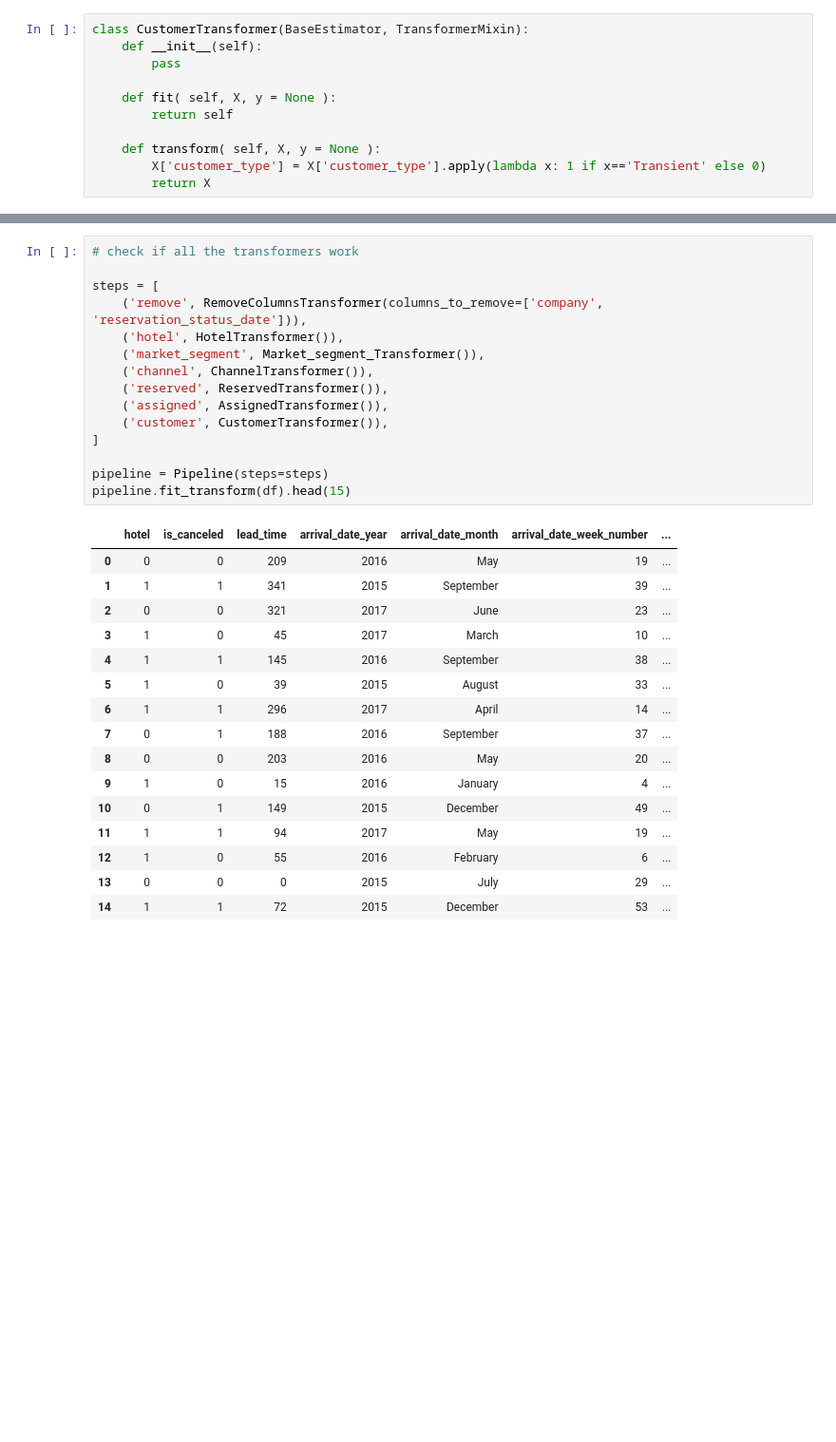
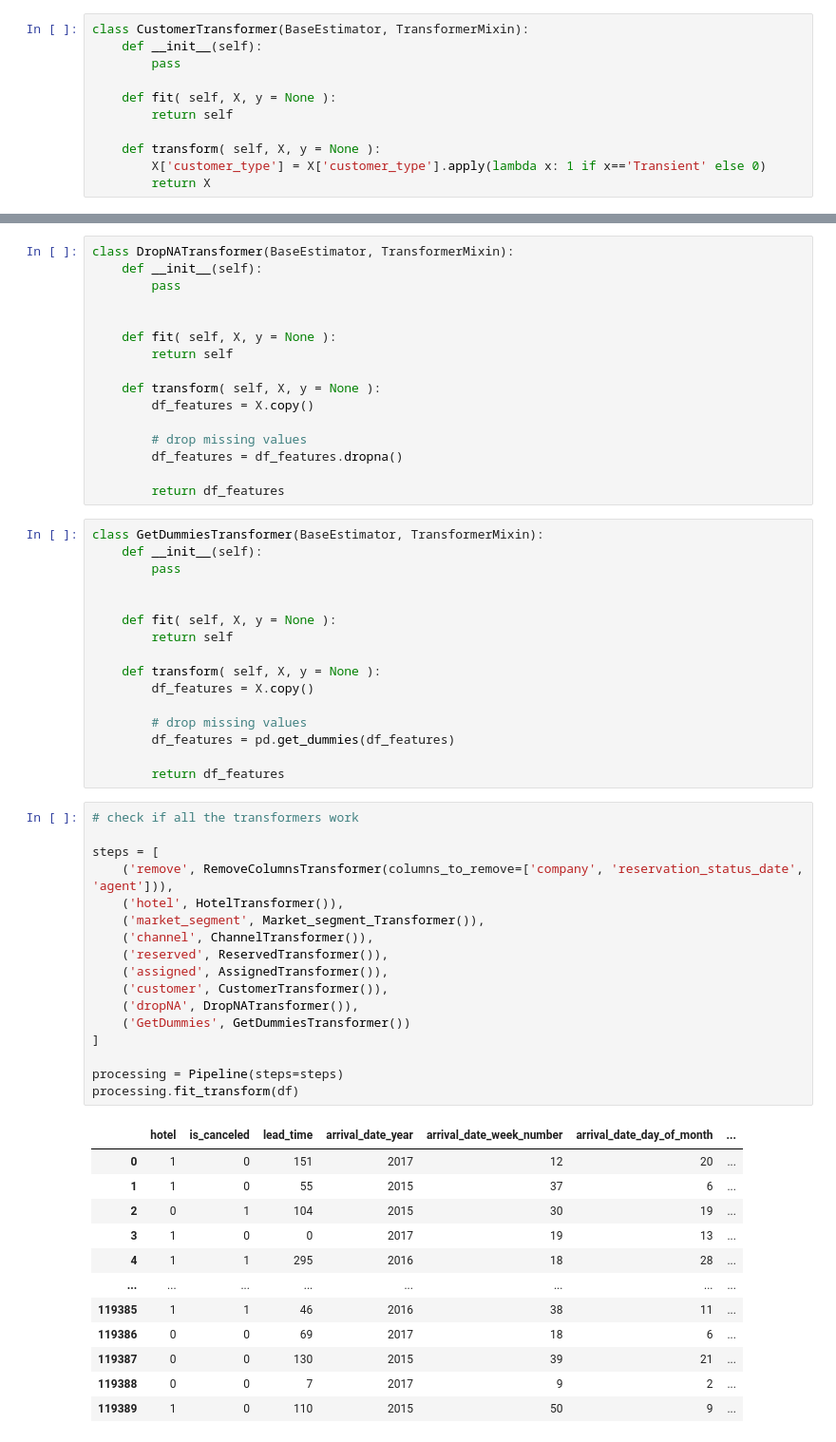
Before and after one commit to jakubtyminski/DS_Projects, a Jupyter notebook: hotel_booking_project/hotel_booking_project.ipynb, the cells around one changed output, grey strips where cells are left out. Shown: that part at 95% size. Drawn from its saved outputs; the diff is of its cells as text; blank space fills up the shorter version.

```diff
--- a/hotel_booking_project/hotel_booking_project.ipynb
+++ b/hotel_booking_project/hotel_booking_project.ipynb
@@ -377,32 +468,62 @@ class CustomerTransformer(BaseEstimator, TransformerMixin):
+# %%
+class DropNATransformer(BaseEstimator, TransformerMixin):
+    def __init__(self):
+        pass
+
+
+    def fit( self, X, y = None ):
+        return self
+
+    def transform( self, X, y = None ):
+        df_features = X.copy()
+
+        # drop missing values
+        df_features = df_features.dropna()
+
+        return df_features
+# %%
+class GetDummiesTransformer(BaseEstimator, TransformerMixin):
+    def __init__(self):
+        pass
+
+
+    def fit( self, X, y = None ):
+        return self
+
+    def transform( self, X, y = None ):
+        df_features = X.copy()
+
+        # drop missing values
+        df_features = pd.get_dummies(df_features)
+
+        return df_features
 # %%
 # check if all the transformers work
 
 steps = [
-    ('remove', RemoveColumnsTransformer(columns_to_remove=['company', 'reservation_status_date'])),
+    ('remove', RemoveColumnsTransformer(columns_to_remove=['company', 'reservation_status_date', 'agent'])),
     ('hotel', HotelTransformer()),
     ('market_segment', Market_segment_Transformer()),
     ('channel', ChannelTransformer()),
     ('reserved', ReservedTransformer()),
     ('assigned', AssignedTransformer()),
     ('customer', CustomerTransformer()),
+    ('dropNA', DropNATransformer()),
+    ('GetDummies', GetDummiesTransformer())
 ]
 
-pipeline = Pipeline(steps=steps)
-pipeline.fit_transform(df).head(15)
+processing = Pipeline(steps=steps)
+processing.fit_transform(df)
 # %% [output]
-|  | hotel | is_canceled | lead_time | arrival_date_year | arrival_date_month | arrival_date_week_number | ... |
-| 0 | 0 | 0 | 209 | 2016 | May | 19 | ... |
-| 1 | 1 | 1 | 341 | 2015 | September | 39 | ... |
-| 2 | 0 | 0 | 321 | 2017 | June | 23 | ... |
-| 3 | 1 | 0 | 45 | 2017 | March | 10 | ... |
-| 4 | 1 | 1 | 145 | 2016 | September | 38 | ... |
-| 5 | 1 | 0 | 39 | 2015 | August | 33 | ... |
-| 6 | 1 | 1 | 296 | 2017 | April | 14 | ... |
-| 7 | 0 | 1 | 188 | 2016 | September | 37 | ... |
-| 8 | 0 | 0 | 203 | 2016 | May | 20 | ... |
-| 9 | 1 | 0 | 15 | 2016 | January | 4 | ... |
-| 10 | 0 | 1 | 149 | 2015 | December | 49 | ... |
-| 11 | 1 | 1 | 94 | 2017 | May | 19 | ... |
-| 12 | 1 | 0 | 55 | 2016 | February | 6 | ... |
-| 13 | 0 | 0 | 0 | 2015 | July | 29 | ... |
-| 14 | 1 | 1 | 72 | 2015 | December | 53 | ... |
+|  | hotel | is_canceled | lead_time | arrival_date_year | arrival_date_week_number | arrival_date_day_of_month | ... |
+| 0 | 1 | 0 | 151 | 2017 | 12 | 20 | ... |
+| 1 | 1 | 0 | 55 | 2015 | 37 | 6 | ... |
+| 2 | 0 | 1 | 104 | 2015 | 30 | 19 | ... |
+| 3 | 1 | 0 | 0 | 2017 | 19 | 13 | ... |
+| 4 | 1 | 1 | 295 | 2016 | 18 | 28 | ... |
+| ... | ... | ... | ... | ... | ... | ... | ... |
+| 119385 | 1 | 1 | 46 | 2016 | 38 | 11 | ... |
+| 119386 | 0 | 0 | 69 | 2017 | 18 | 6 | ... |
+| 119387 | 0 | 0 | 130 | 2015 | 39 | 21 | ... |
+| 119388 | 0 | 0 | 7 | 2017 | 9 | 2 | ... |
+| 119389 | 1 | 0 | 110 | 2015 | 50 | 9 | ... |
```
Also changed, not shown: parts of 17 cells of this notebook.
